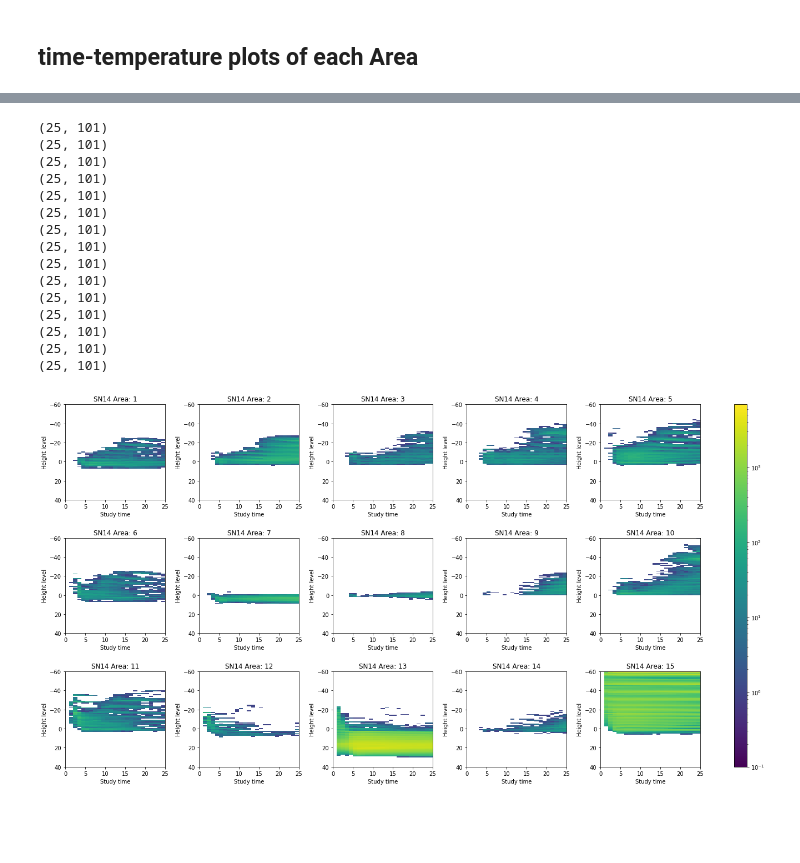
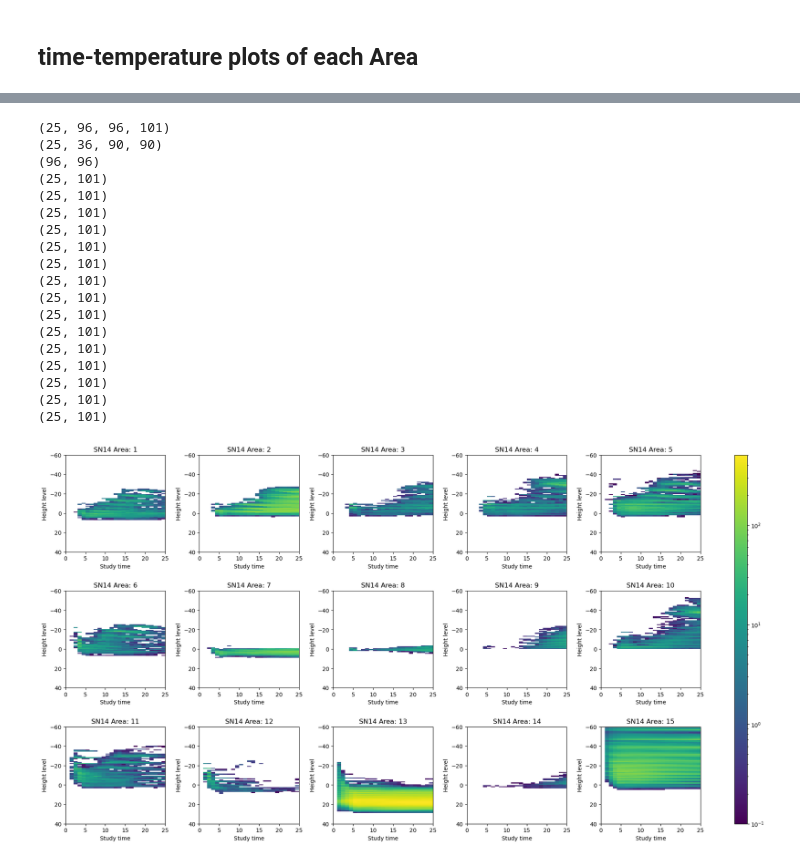
Before and after one commit to konchasu/RGB_hexagram_CRM, a Jupyter notebook: RGB_hexagram_tutorial_for_SCALE_comparison.ipynb, the cells around one changed output, grey strips where cells are left out. Cells and saved outputs as stored; diff of their text form; code cells hidden in the pictures; blank space fills up the shorter version.

```diff
--- a/RGB_hexagram_tutorial_for_SCALE_comparison.ipynb
+++ b/RGB_hexagram_tutorial_for_SCALE_comparison.ipynb
@@ -123,6 +173,7 @@ r_df = r_df.iloc[:, :]
 g_df = g_df.iloc[:, :]
 b_df = b_df.iloc[:, :]
 n_df = n_df.iloc[:, :]
+nn_df = n_df.iloc[:, :]
 
 # Normalize RGB values to the range 0~1
 r = np.clip(r_df.values, 0, 1)
@@ -508,8 +690,9 @@ fig = plt.figure(figsize=(30, 18))
 gs = gridspec.GridSpec(2, 2, height_ratios=[20, 1], hspace=0.3)
 
 # Left figure
+rgb_mass=r*np.max(CL_s) + g*np.max(CG_s) + b*np.max(CI_s)
 ax1 = fig.add_subplot(gs[0, 0])
-im1 = ax1.imshow(r*np.max(CL_s) + g*np.max(CG_s) + b*np.max(CI_s), cmap='jet', origin='lower')
+im1 = ax1.imshow(rgb_mass, cmap='jet', origin='lower')
 ax1.set_title(f'Total Mass (g/m$^3$)', fontsize=fsiz)
 ax1.tick_params(labelbottom=False, labelleft=False, labelright=False, labeltop=False)
 
@@ -1180,9 +1351,9 @@ tz_sum_rgb = np.sum(hex_data_rgb_t, axis=(0,3))
 sum_xy_list = []  # Store each sum of n_df = 1 to 15
 
 for i in range(1, 16):
-    mask = (n_df * 256.0 == i)
+    mask = (nn_df * 256.0 == i)
     indices = np.where(mask)
-    sum_xy = np.sum(tz_sum_rgb[indices])    # Sum of Areas that match each n_df value
+    sum_xy = np.sum(tz_sum_rgb[indices])    # Sum of Areas that match each nn_df value
     sum_xy_list.append(sum_xy_t)
     print("T08 percentage of Area", i, ": ", f"{100.0 * sum_xy / total_sum_rgb:.3f}", "%")
 print(sum_xy)
@@ -1262,12 +1433,12 @@ for i in range(15):
 # Determine the maximum value for all areas (for color scale unification)
 global_max = 0
 for i_area in range(15):
-    target_mask = (n_df * 256.0 == float(i_area + 1))  # pandas.DataFrame
+    target_mask = (nn_df * 256.0 == float(i_area + 1))  # pandas.DataFrame
     masked_data_list = []
-    for iy in range(n_df.shape[0]):
-        for ix in range(n_df.shape[1]):
+    for iy in range(nn_df.shape[0]):
+        for ix in range(nn_df.shape[1]):
             if target_mask.values[iy, ix]:
-                masked_data_list.append(hex_data_rgb_t[:, iy, ix, :])
+                masked_data_list.append(rgb_mass[iy,ix]*hex_data_rgb_t[:, iy, ix, :])
     if masked_data_list:
         masked_data = np.stack(masked_data_list, axis=1)
         hist_data = np.sum(masked_data, axis=1)
@@ -1277,12 +1448,12 @@ for i_area in range(15):
 
 # Plotting on each subplot
 for i_area in range(15):
-    target_mask = (n_df * 256.0 == float(i_area + 1))
+    target_mask = (nn_df * 256.0 == float(i_area + 1))
     masked_data_list = []
-    for iy in range(n_df.shape[0]):
-        for ix in range(n_df.shape[1]):
+    for iy in range(nn_df.shape[0]):
+        for ix in range(nn_df.shape[1]):
             if target_mask.values[iy, ix]:
-                masked_data_list.append(hex_data_rgb_t[:, iy, ix, :])
+                masked_data_list.append(rgb_mass[iy,ix]*hex_data_rgb_t[:, iy, ix, :])
     if masked_data_list:
         masked_data = np.stack(masked_data_list, axis=1)
         hist_data = np.sum(masked_data, axis=1)
@@ -1345,15 +1516,19 @@ for i in range(15):
     ax = fig.add_subplot(gs[row, col])
     axes.append(ax)
 
+print(hex_data_rgb_s.shape)
+print(qhyd_s.shape)
+print(rgb_mass.shape)
+
 # Determine the maximum value for all areas (for color scale unification)
 global_max = 0
 for i_area in range(15):
-    target_mask = (n_df * 256.0 == float(i_area + 1))  # pandas.DataFrame
+    target_mask = (nn_df * 256.0 == float(i_area + 1))  # pandas.DataFrame
     masked_data_list = []
-    for iy in range(n_df.shape[0]):
-        for ix in range(n_df.shape[1]):
+    for iy in range(nn_df.shape[0]):
+        for ix in range(nn_df.shape[1]):
             if target_mask.values[iy, ix]:
-                masked_data_list.append(hex_data_rgb_s[:, iy, ix, :])
+                masked_data_list.append(rgb_mass[iy,ix]*hex_data_rgb_s[:, iy, ix, :])
     if masked_data_list:
         masked_data = np.stack(masked_data_list, axis=1)
         hist_data = np.sum(masked_data, axis=1)
@@ -1363,12 +1538,12 @@ for i_area in range(15):
 
 # Plotting on each subplot
 for i_area in range(15):
-    target_mask = (n_df * 256.0 == float(i_area + 1))
+    target_mask = (nn_df * 256.0 == float(i_area + 1))
     masked_data_list = []
-    for iy in range(n_df.shape[0]):
-        for ix in range(n_df.shape[1]):
+    for iy in range(nn_df.shape[0]):
+        for ix in range(nn_df.shape[1]):
             if target_mask.values[iy, ix]:
-                masked_data_list.append(hex_data_rgb_s[:, iy, ix, :])
+                masked_data_list.append(rgb_mass[iy,ix]*hex_data_rgb_s[:, iy, ix, :])
     if masked_data_list:
         masked_data = np.stack(masked_data_list, axis=1)
         hist_data = np.sum(masked_data, axis=1)
@@ -1380,31 +1555,34 @@ for i_area in range(15):
     im = ax.imshow(hist_data.T, aspect='auto', origin='upper',
                    extent=[0, 25, 40, -60], cmap=cmap,
                    norm=LogNorm(vmin=0.1, vmax=global_max), interpolation='none')
 
     ax.set_xlabel('Study time')
     ax.set_ylabel('Height level')
     ax.set_title('SN14 Area: ' + str(i_area + 1))
     ax.grid(False)
 
 # Add colorbar
 cbar_ax = fig.add_subplot(gs[:, 5])
 fig.colorbar(im, cax=cbar_ax)
 
 plt.show()
 # %% [output]
+(25, 96, 96, 101)
+(25, 36, 90, 90)
+(96, 96)
 (25, 101)
 (25, 101)
 (25, 101)
 (25, 101)
 (25, 101)
 (25, 101)
 (25, 101)
 (25, 101)
 (25, 101)
 (25, 101)
 (25, 101)
 (25, 101)
 (25, 101)
 (25, 101)
 (25, 101)
-[figure, old version]
+[figure, new version]
```
Also changed, not shown: parts of 21 cells of this notebook, 6 other files.
